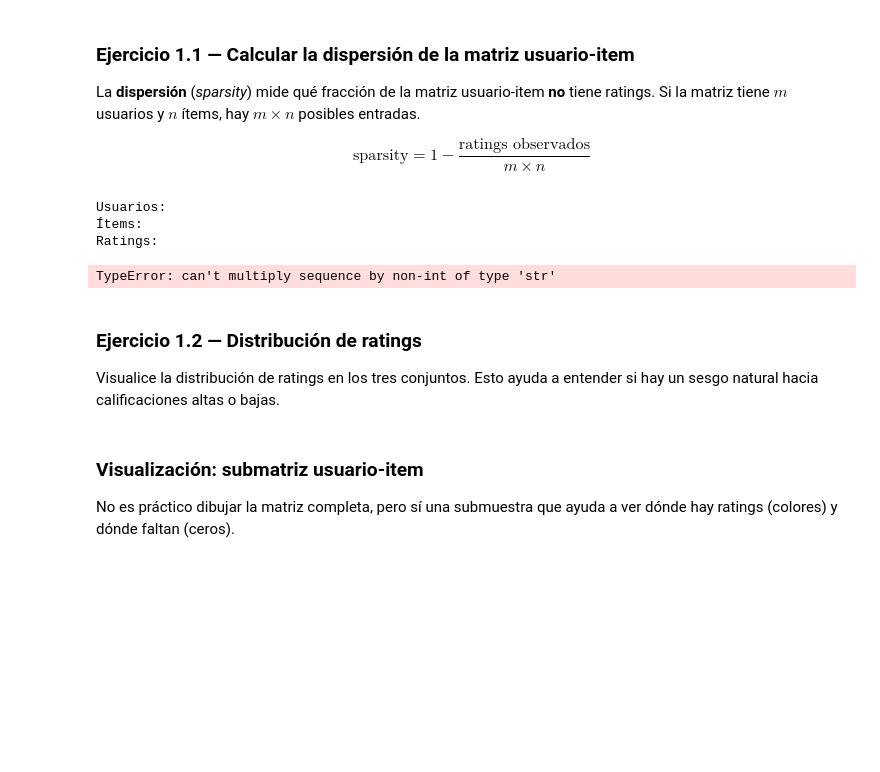
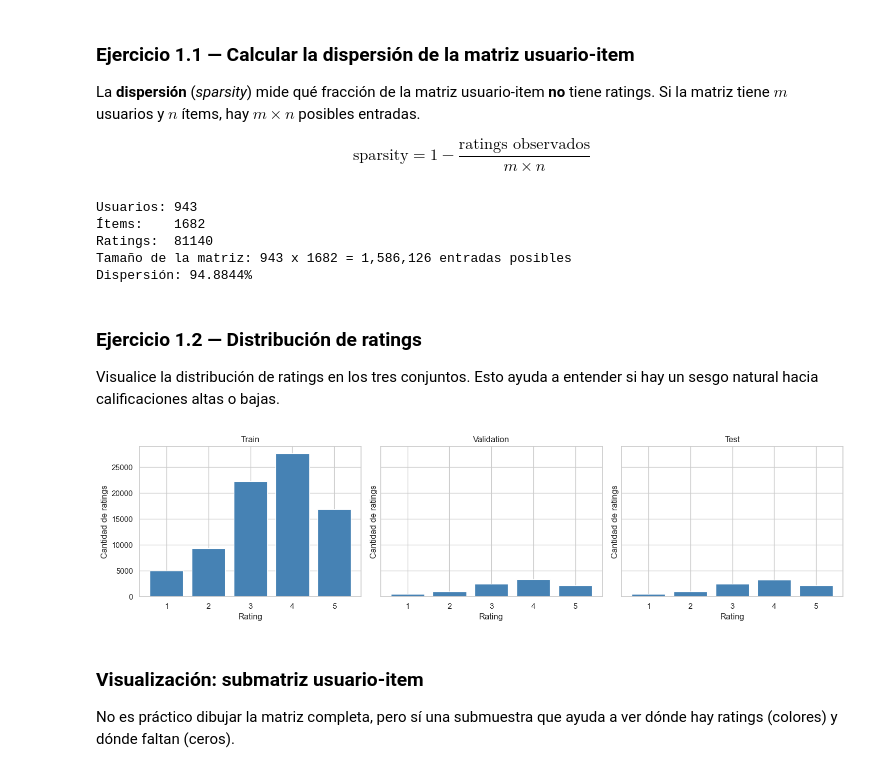
Before and after one commit to juanardila10/SistemasRecomendacion, a Jupyter notebook: MINE_4201_Laboratorio_3_V6.ipynb, the cells around one changed output. Saved outputs shown, nothing was run; the diff lists cells and outputs as text; code cells hidden in the pictures; blank space fills up the shorter version.

```diff
--- a/MINE_4201_Laboratorio_3_V6.ipynb
+++ b/MINE_4201_Laboratorio_3_V6.ipynb
@@ -66,9 +66,9 @@ Si la matriz tiene $m$ usuarios y $n$ ítems, hay $m \times n$ posibles entradas
 $$\text{sparsity} = 1 - \frac{\text{ratings observados}}{m \times n}$$
 # %%
 # TODO: Calcule el número de usuarios, ítems, ratings y la dispersión
-n_users = train_df["user_id"].nunique()
-n_items = train_df["item_id"].nunique()
-n_ratings = len
+n_users = train_df["user_id"].max()
+n_items = train_df["item_id"].max()
+n_ratings = len(train_df)
 sparsity = 1 - (n_ratings / (n_users * n_items))
 
 print(f"Usuarios: {n_users}")
@@ -77,10 +77,11 @@ print(f"Ratings:  {n_ratings}")
 print(f"Tamaño de la matriz: {n_users} x {n_items} = {n_users * n_items:,} entradas posibles")
 print(f"Dispersión: {sparsity:.4%}")
 # %% [output]
-Usuarios:
-Ítems:
-Ratings:
+Usuarios: 943
+Ítems:    1682
+Ratings:  81140
+Tamaño de la matriz: 943 x 1682 = 1,586,126 entradas posibles
+Dispersión: 94.8844%
-TypeError: can't multiply sequence by non-int of type 'str'
 # %% [markdown]
 ### Ejercicio 1.2 — Distribución de ratings
 
@@ -88,14 +89,20 @@ Visualice la distribución de ratings en los tres conjuntos. Esto ayuda a entend
 # %%
 # TODO: Cree un gráfico de barras con la distribución de ratings para cada conjunto
 # Pista: use plt.subplots(1, 3, ...) para crear 3 subfiguras lado a lado
 fig, axes = plt.subplots(1, 3, figsize=(15, 4), sharey=True)
 
 for ax, (name, df) in zip(axes, [("Train", train_df), ("Validation", validation_df), ("Test", test_df)]):
-    # TODO: Complete la visualización
-    pass
+    counts = df["rating"].value_counts().sort_index()
+    ax.bar(counts.index, counts.values, color="steelblue", edgecolor="white")
+    ax.set_title(name)
+    ax.set_xlabel("Rating")
+    ax.set_ylabel("Cantidad de ratings")
+    ax.set_xticks([1, 2, 3, 4, 5])
 
 plt.tight_layout()
 plt.show()
+# %% [output]
+[figure, added]
 # %% [markdown]
 ### Visualización: submatriz usuario-item
 
```
Also changed, not shown: parts of 8 cells of this notebook, 1 other file.
